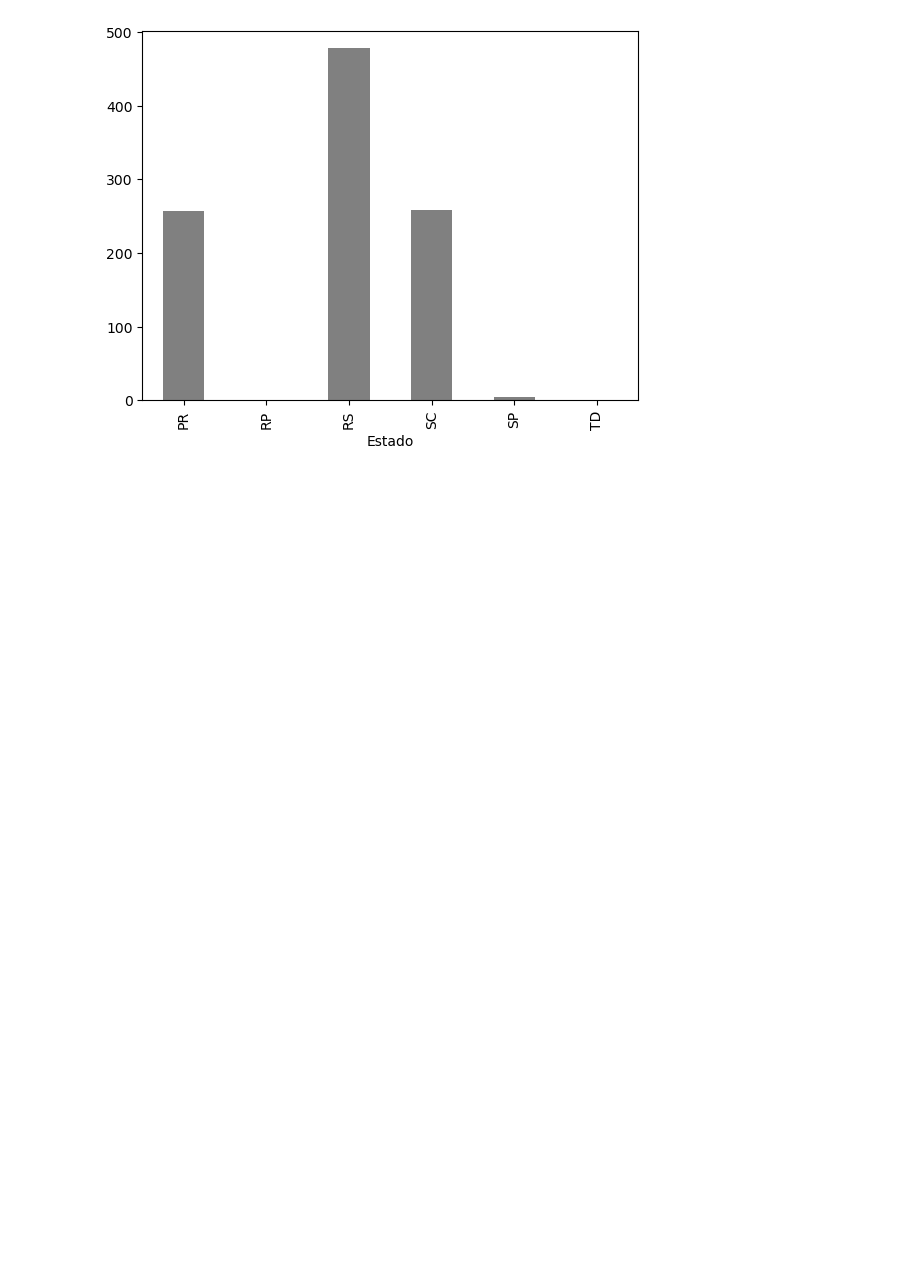
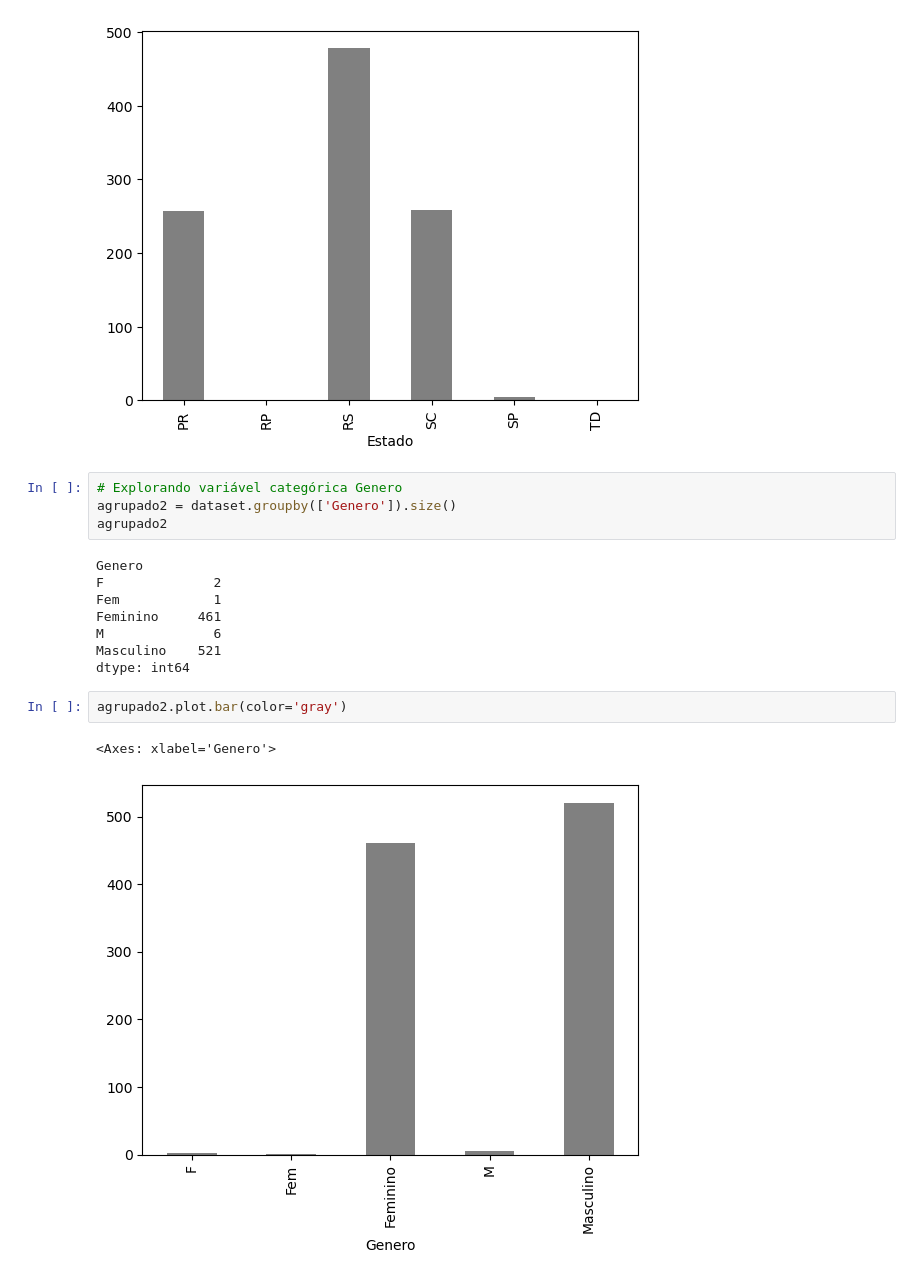
Before and after one commit to RodrigoD4v/FormacaoCD_Python, a Jupyter notebook: LimpezaTratamentoDeDados/notebooks/limpezatratemento.ipynb, the cells around one changed output. Saved outputs shown, nothing was run; the diff lists cells and outputs as text; blank space fills up the shorter version.

Commit message:
Explorando a variável categórica Genero e visualizando seu gráfico

```diff
--- a/LimpezaTratamentoDeDados/notebooks/limpezatratemento.ipynb
+++ b/LimpezaTratamentoDeDados/notebooks/limpezatratemento.ipynb
@@ -46,3 +46,20 @@ agrupado.plot.bar(color='gray')
 # %% [output]
 <Axes: xlabel='Estado'>
 [figure]
+# %%
+# Explorando variável categórica Genero
+agrupado2 = dataset.groupby(['Genero']).size()
+agrupado2
+# %% [output]
+Genero
+F              2
+Fem            1
+Feminino     461
+M              6
+Masculino    521
+dtype: int64
+# %%
+agrupado2.plot.bar(color='gray')
+# %% [output]
+<Axes: xlabel='Genero'>
+[figure, added]
```
